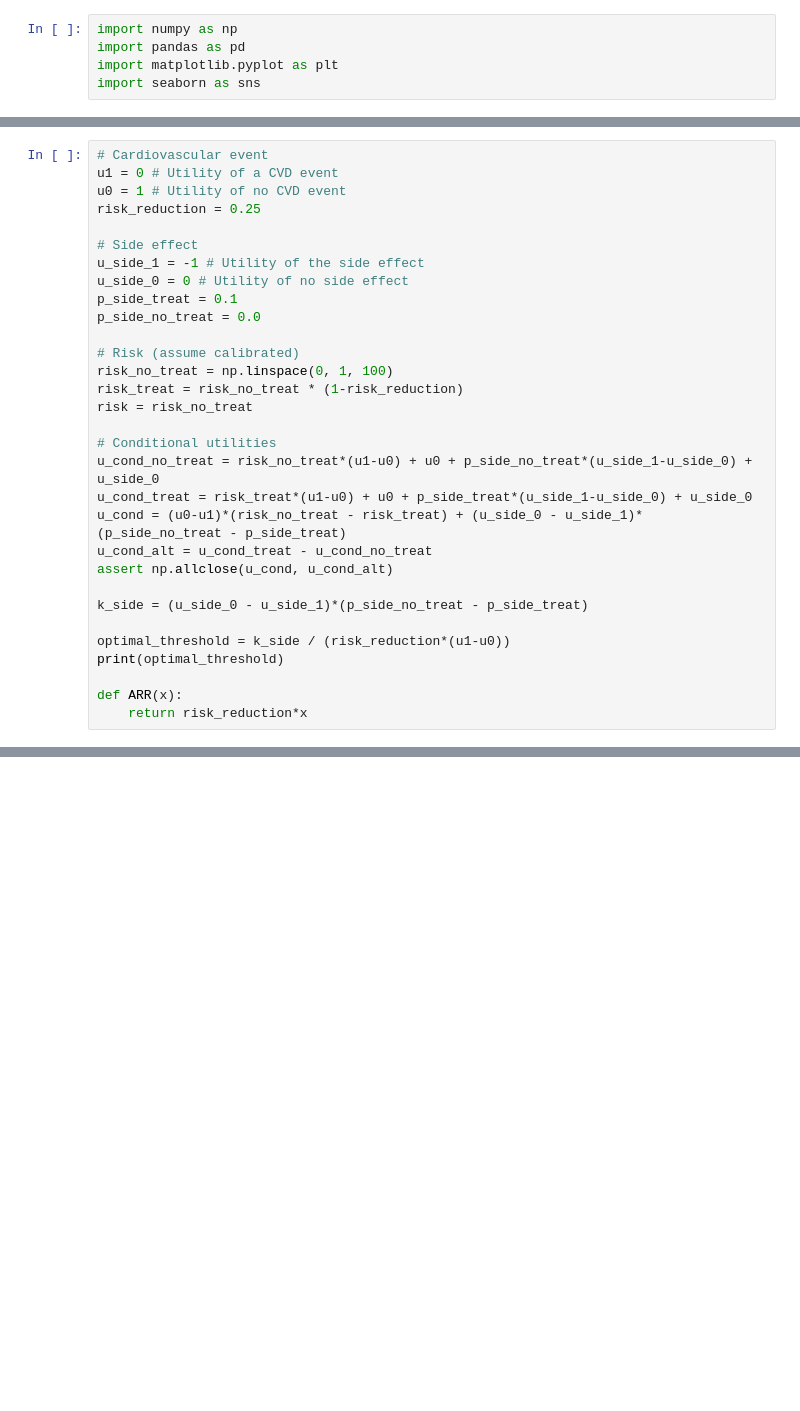
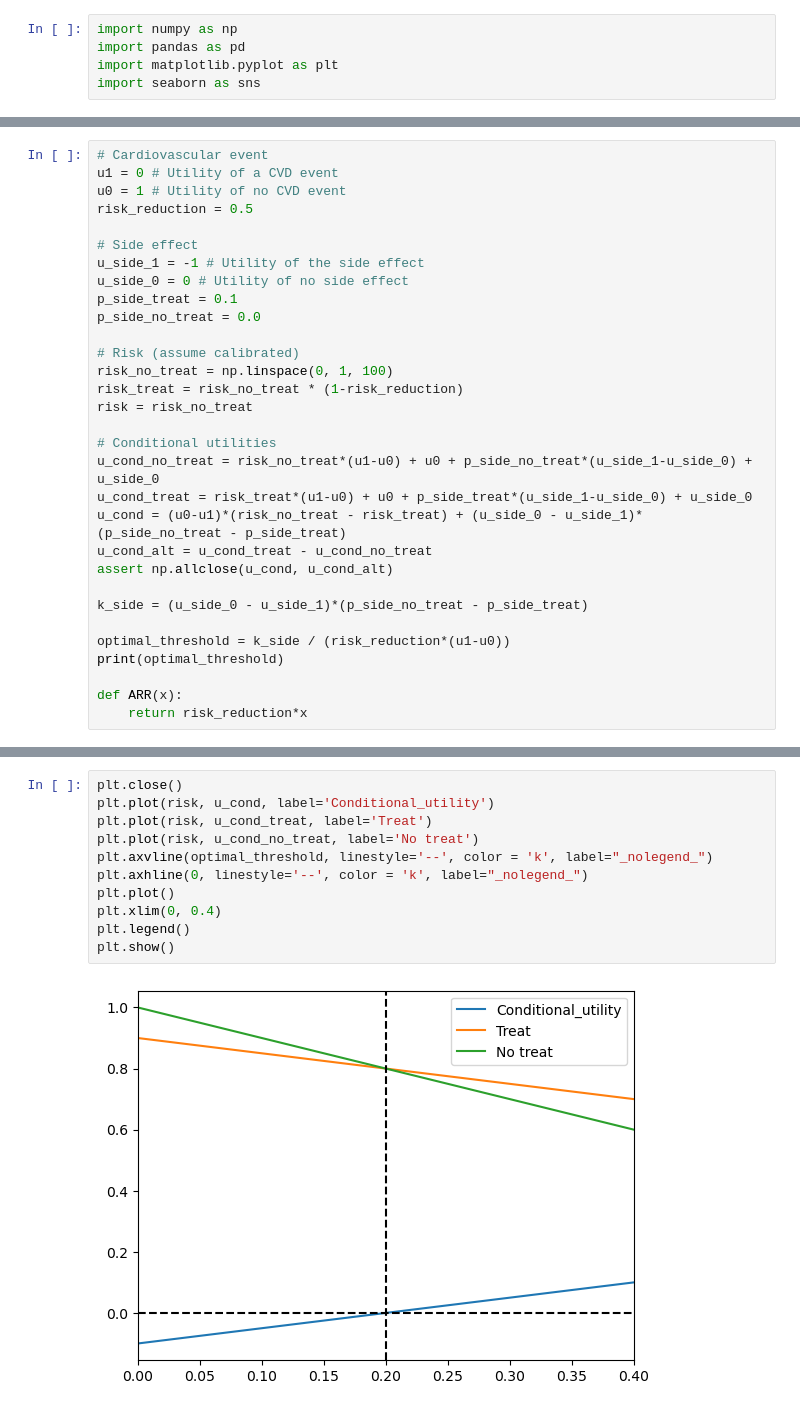
Before and after one commit to spfohl/fairness_simulation, a Jupyter notebook: risk_reduction.ipynb, the cells around one changed output, grey strips where cells are left out. Drawn from its saved outputs; the diff is of its cells as text; blank space fills up the shorter version.

```diff
--- a/risk_reduction.ipynb
+++ b/risk_reduction.ipynb
@@ -10,7 +10,7 @@ def utility_function(risk, u1, u0):
 # Cardiovascular event
 u1 = 0 # Utility of a CVD event
 u0 = 1 # Utility of no CVD event
-risk_reduction = 0.25
+risk_reduction = 0.5
 
 # Side effect
 u_side_1 = -1 # Utility of the side effect
@@ -53,0 +42,13 @@ plt.show()
+# %%
+plt.close()
+plt.plot(risk, u_cond, label='Conditional_utility')
+plt.plot(risk, u_cond_treat, label='Treat')
+plt.plot(risk, u_cond_no_treat, label='No treat')
+plt.axvline(optimal_threshold, linestyle='--', color = 'k', label="_nolegend_")
+plt.axhline(0, linestyle='--', color = 'k', label="_nolegend_")
+plt.plot()
+plt.xlim(0, 0.4)
+plt.legend()
+plt.show()
+# %% [output]
+[figure, added]
```
Also changed, not shown: parts of 12 cells of this notebook.
